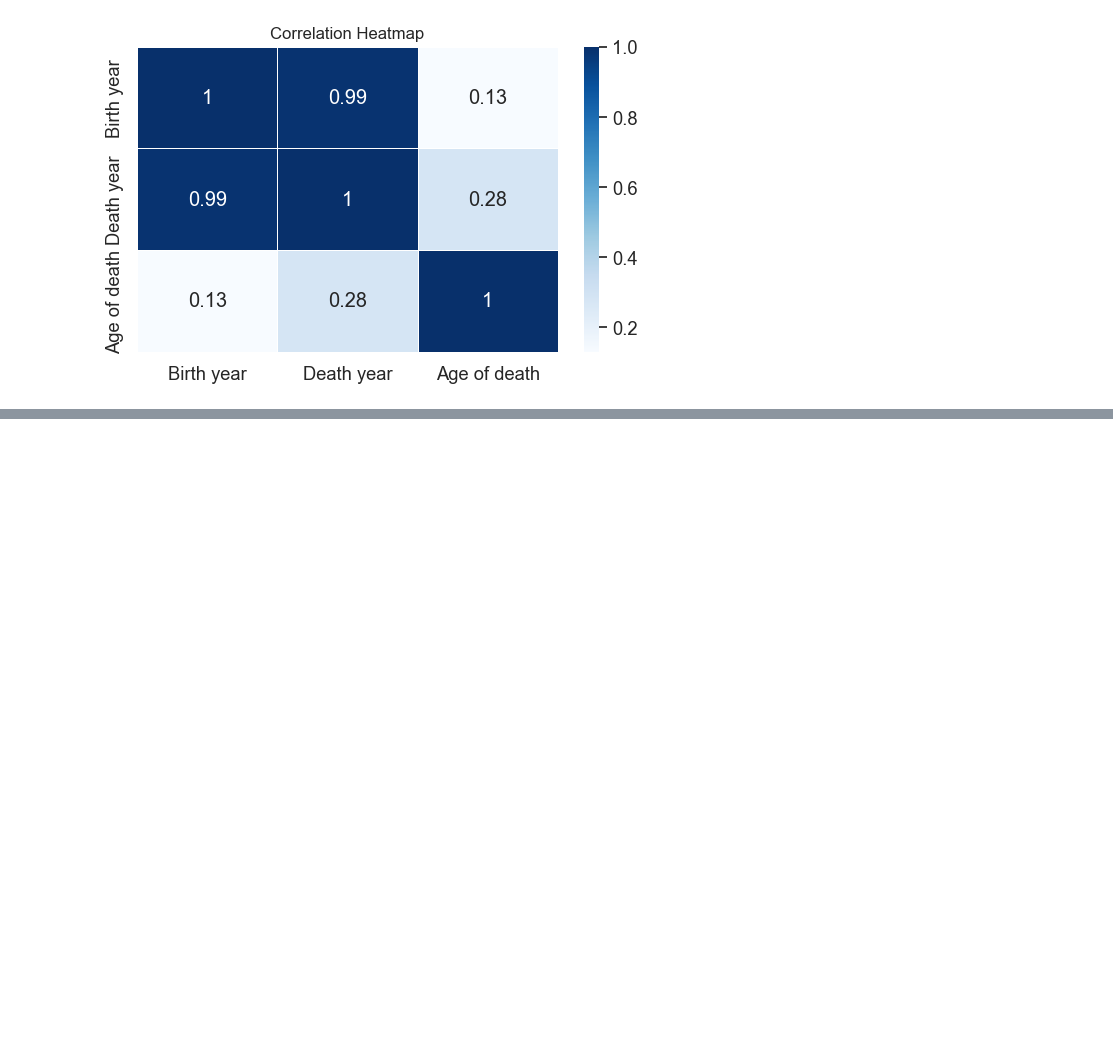
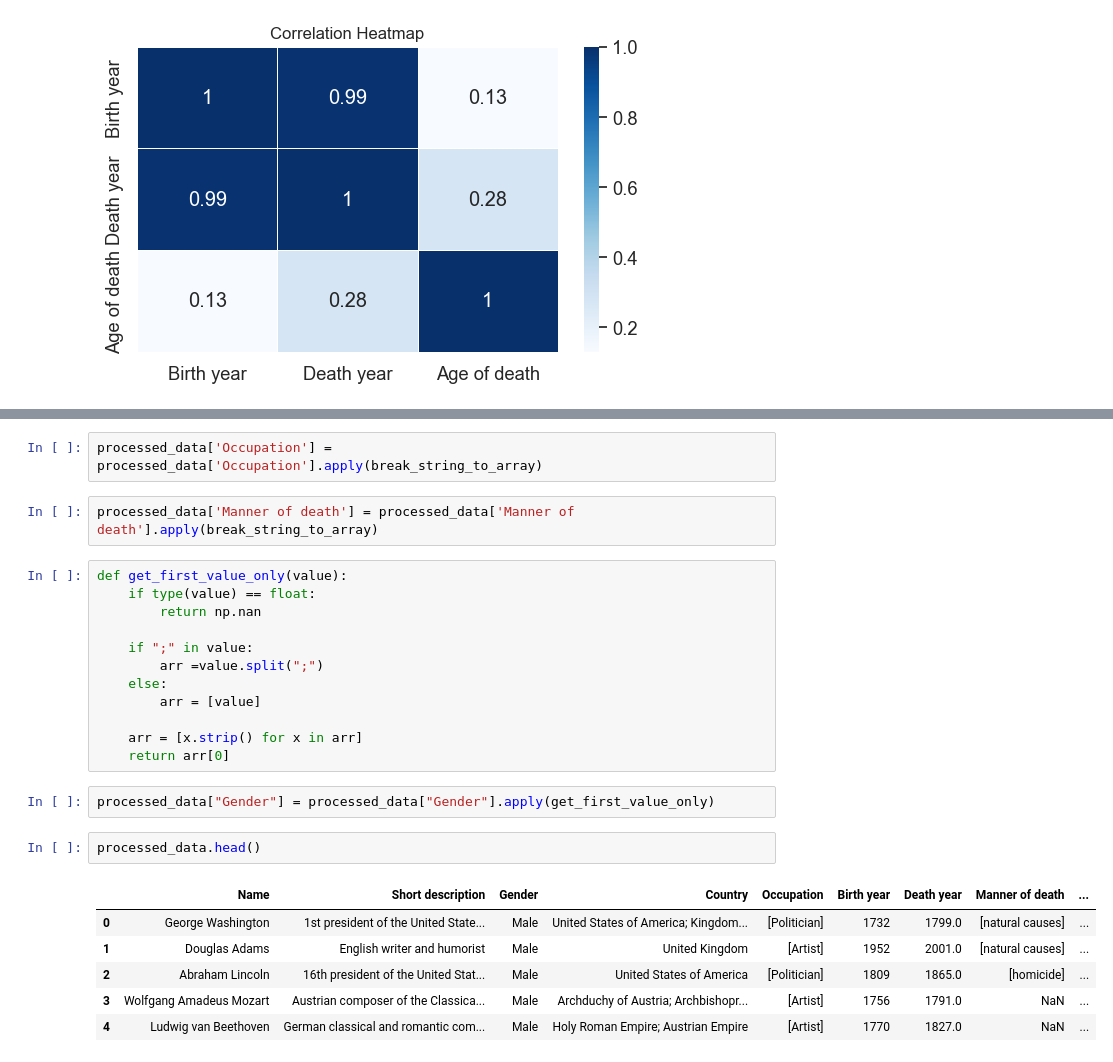
Before and after one commit to Bredariolcaroline/Data-analysis-and-data-science, a Jupyter notebook: AgeDataset.ipynb, the cells around one changed output, grey strips where cells are left out. Saved outputs shown, nothing was run; the diff lists cells and outputs as text; blank space fills up the shorter version.

```diff
--- a/AgeDataset.ipynb
+++ b/AgeDataset.ipynb
@@ -194,0 +258,27 @@ plt.show()
+# %%
+processed_data['Occupation'] = processed_data['Occupation'].apply(break_string_to_array)
+# %%
+processed_data['Manner of death'] = processed_data['Manner of death'].apply(break_string_to_array)
+# %%
+def get_first_value_only(value):
+    if type(value) == float:
+        return np.nan
+
+    if ";" in value:
+        arr =value.split(";")
+    else:
+        arr = [value]
+
+    arr = [x.strip() for x in arr]
+    return arr[0]
+# %%
+processed_data["Gender"] = processed_data["Gender"].apply(get_first_value_only)
+# %%
+processed_data.head()
+# %% [output]
+|  | Name | Short description | Gender | Country | Occupation | Birth year | Death year | Manner of death | ... |
+| 0 | George Washington | 1st president of the United State... | Male | United States of America; Kingdom... | [Politician] | 1732 | 1799.0 | [natural causes] | ... |
+| 1 | Douglas Adams | English writer and humorist | Male | United Kingdom | [Artist] | 1952 | 2001.0 | [natural causes] | ... |
+| 2 | Abraham Lincoln | 16th president of the United Stat... | Male | United States of America | [Politician] | 1809 | 1865.0 | [homicide] | ... |
+| 3 | Wolfgang Amadeus Mozart | Austrian composer of the Classica... | Male | Archduchy of Austria; Archbishopr... | [Artist] | 1756 | 1791.0 | NaN | ... |
+| 4 | Ludwig van Beethoven | German classical and romantic com... | Male | Holy Roman Empire; Austrian Empire | [Artist] | 1770 | 1827.0 | NaN | ... |
```
Also changed, not shown: parts of 13 cells of this notebook.
